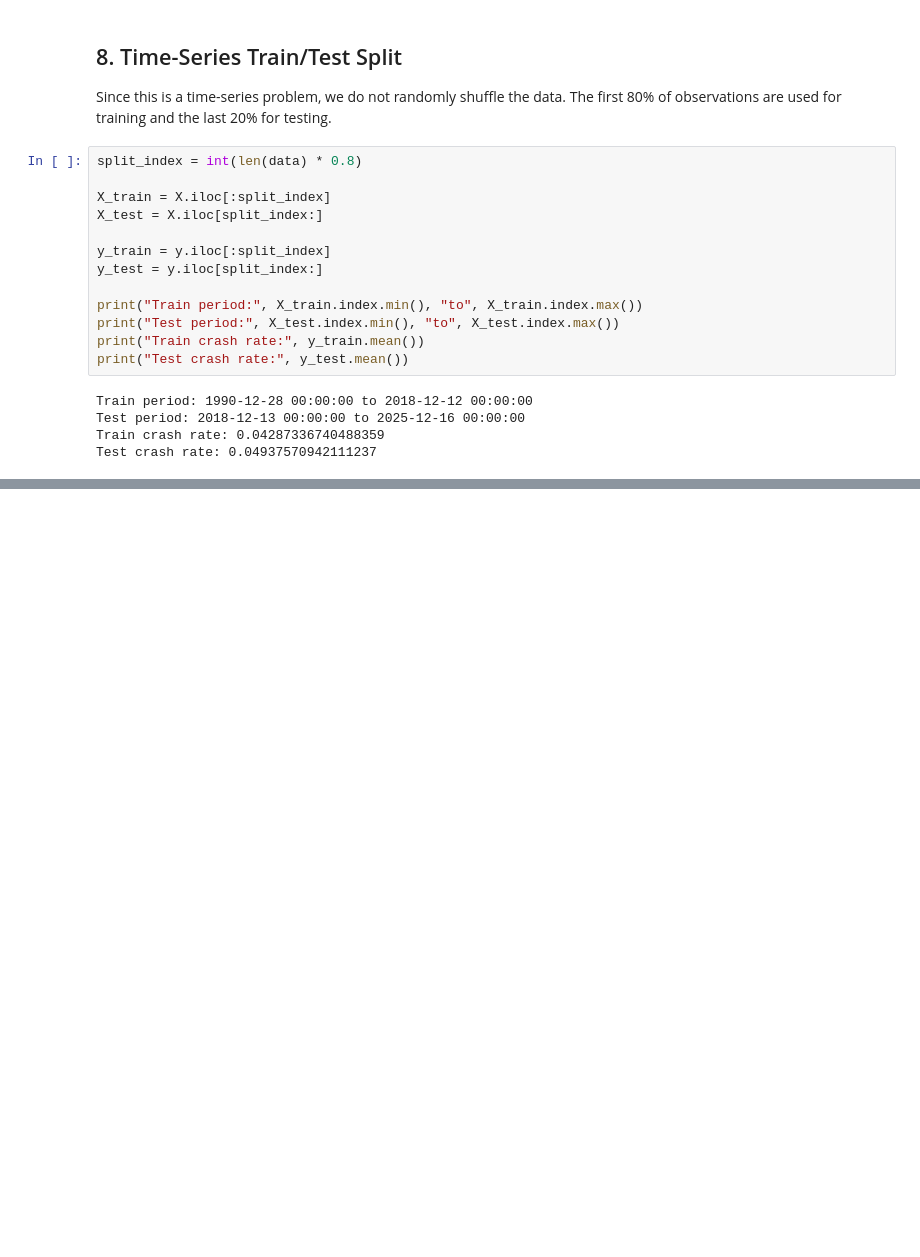
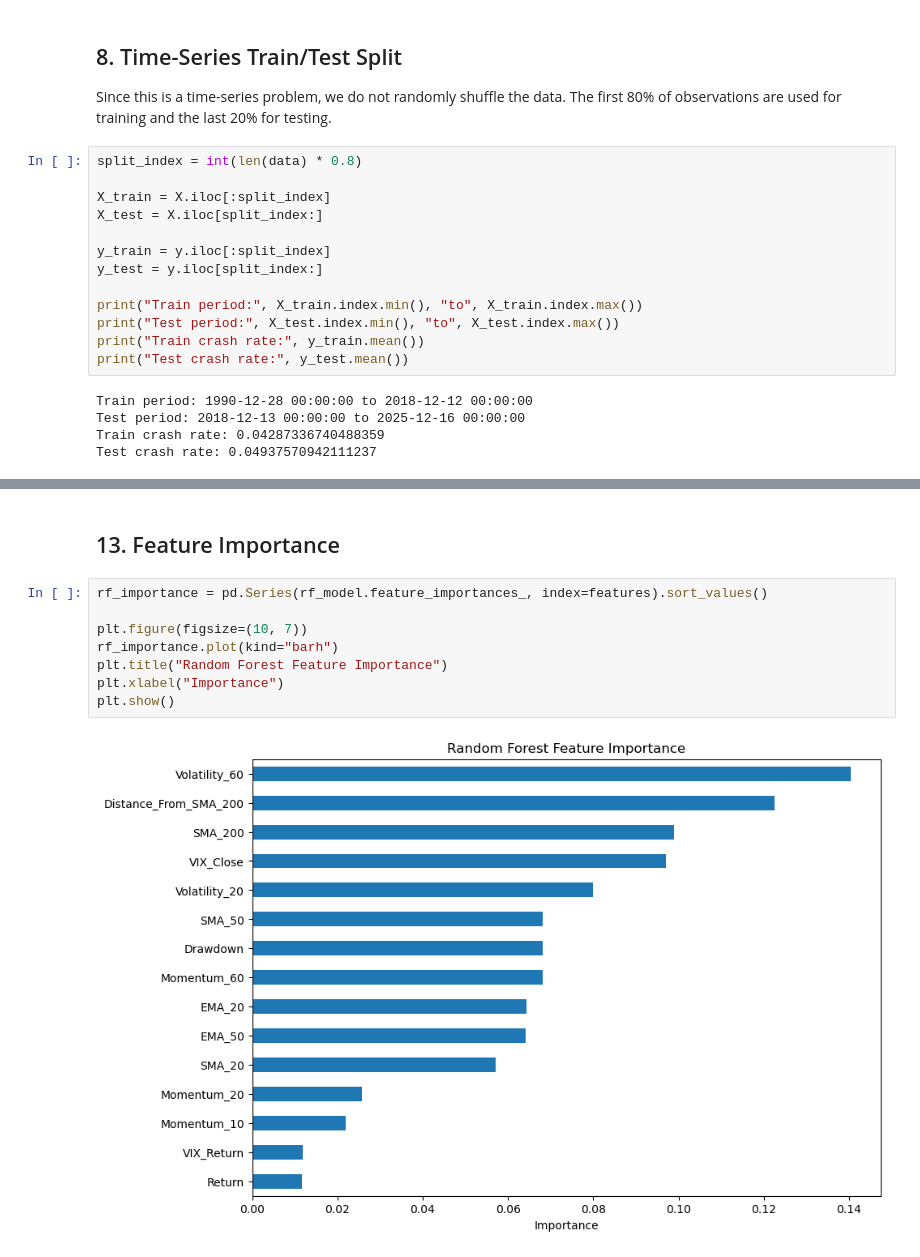
Before and after one commit to mtodoroff/MachineLearning, a Jupyter notebook: crash_prediction_sp500_vix.ipynb, the cells around one changed output, grey strips where cells are left out. Drawn from its saved outputs; the diff is of its cells as text; blank space fills up the shorter version.

```diff
--- a/crash_prediction_sp500_vix.ipynb
+++ b/crash_prediction_sp500_vix.ipynb
@@ -316,0 +454,12 @@ Test crash rate: 0.04937570942111237
+# %% [markdown]
+## 13. Feature Importance
+# %%
+rf_importance = pd.Series(rf_model.feature_importances_, index=features).sort_values()
+
+plt.figure(figsize=(10, 7))
+rf_importance.plot(kind="barh")
+plt.title("Random Forest Feature Importance")
+plt.xlabel("Importance")
+plt.show()
+# %% [output]
+[figure, added]
```
Also changed, not shown: parts of 8 cells of this notebook.
